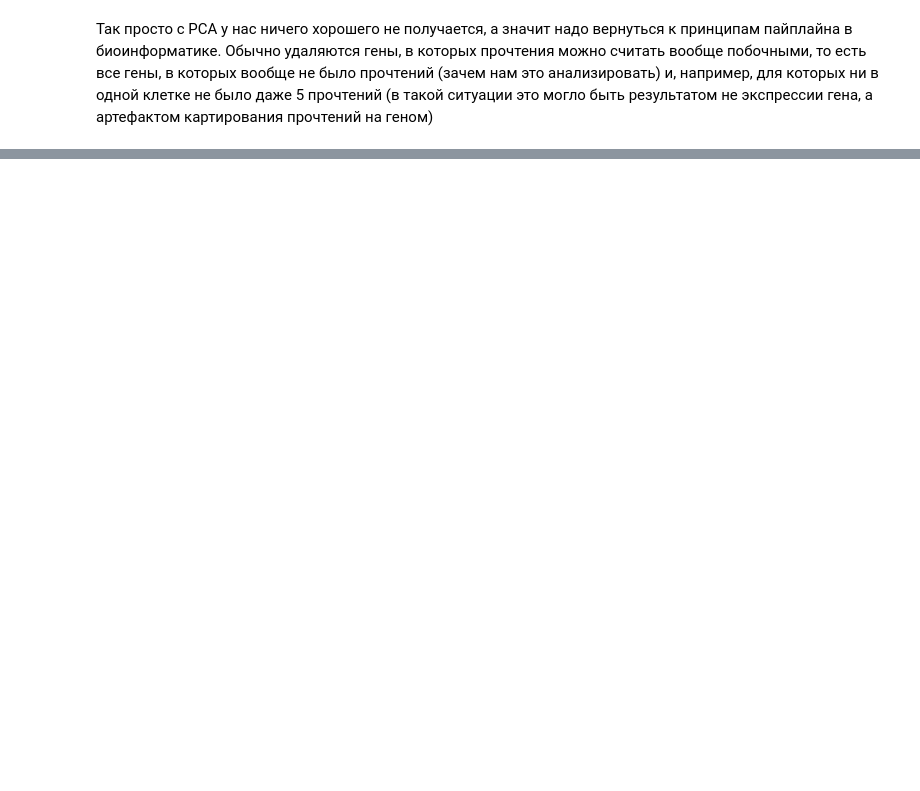
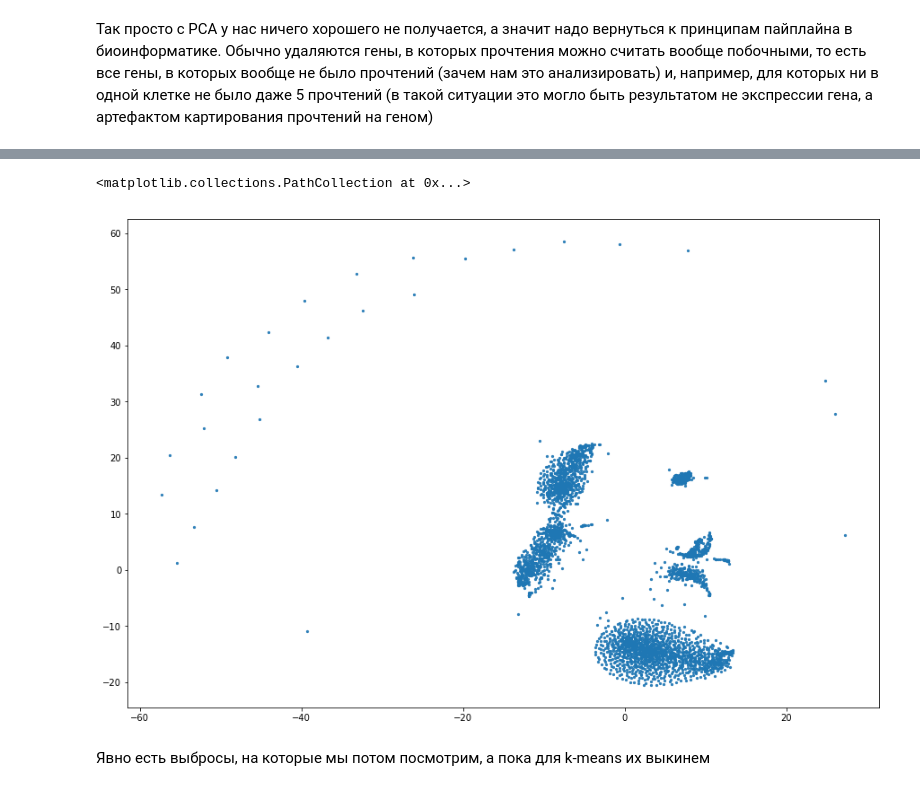
Before and after one commit to bobik2/Project1, a Jupyter notebook: Project1.ipynb, the cells around one changed output, grey strips where cells are left out. Saved outputs shown, nothing was run; the diff lists cells and outputs as text; code cells hidden in the pictures; blank space fills up the shorter version.

```diff
--- a/Project1.ipynb
+++ b/Project1.ipynb
@@ -229,0 +210,3 @@ umap.plot.connectivity(mapper, show_points=True, theme = "fire")
+# %%
+tsne = TSNE(n_components=2, verbose=1, random_state=123)
+z = tsne.fit_transform(cmtrx)
@@ -229,0 +224,8 @@ umap.plot.connectivity(mapper, show_points=True, theme = "fire")
+# %%
+plt.figure(figsize = (15, 10))
+plt.scatter(z[:,0], z[:,1], alpha = 0.9, s = 5)
+# %% [output]
+<matplotlib.collections.PathCollection at 0x...>
+[figure, added]
+# %% [markdown]
+Явно есть выбросы, на которые мы потом посмотрим, а пока для k-means их выкинем
```
Also changed, not shown: parts of 63 cells of this notebook.
